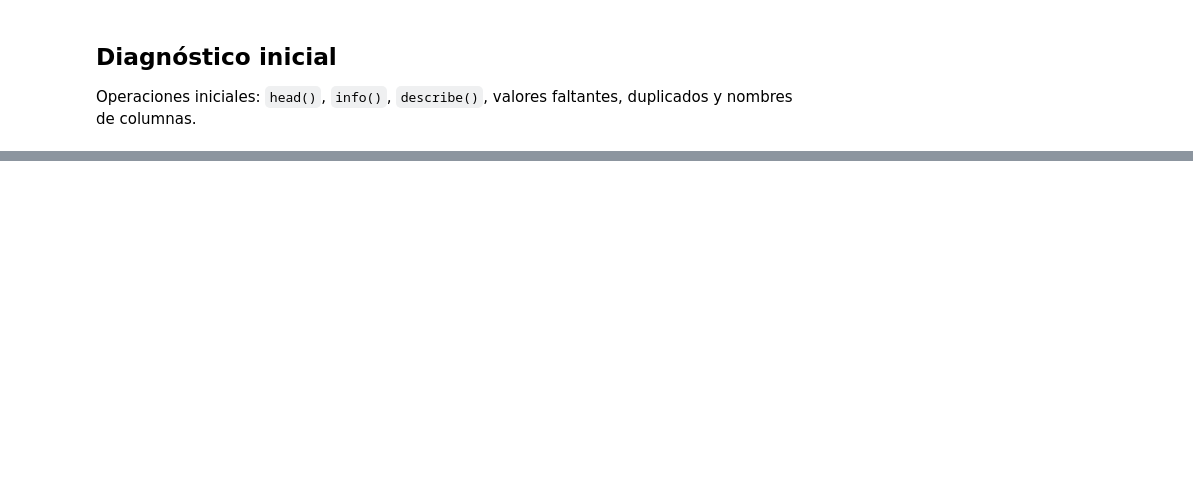
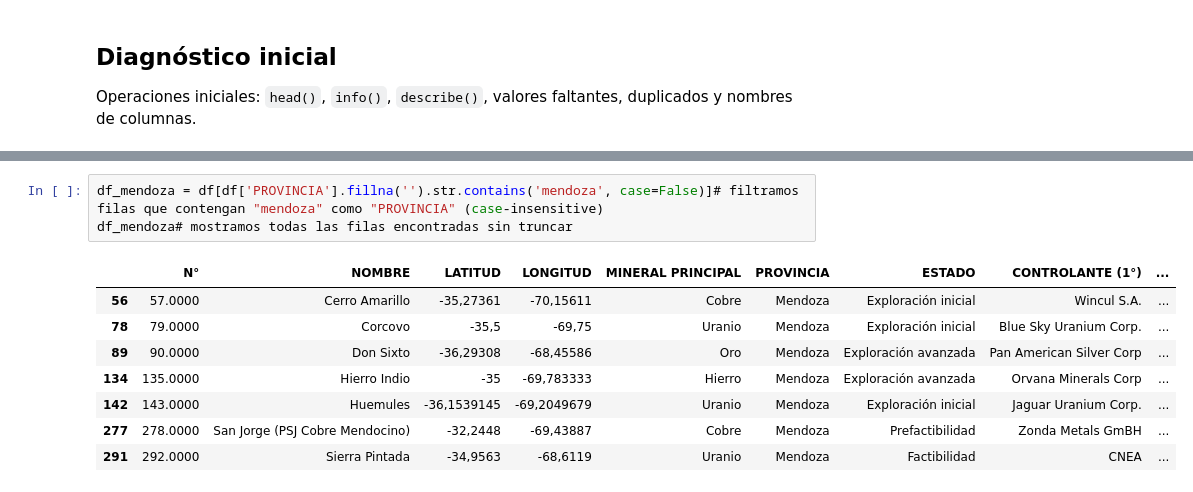
Before and after one commit to Fransalchipapas/analisis-proyectos-mineros-mendoza-, a Jupyter notebook: notebooks/01_aed_proyectos_mineros_mendoza.ipynb, the cells around one changed output, grey strips where cells are left out. Drawn from its saved outputs; the diff is of its cells as text; blank space fills up the shorter version.

```diff
--- a/notebooks/01_aed_proyectos_mineros_mendoza.ipynb
+++ b/notebooks/01_aed_proyectos_mineros_mendoza.ipynb
@@ -43,0 +144,12 @@ Operaciones iniciales: `head()`, `info()`, `describe()`, valores faltantes, dupl
+# %%
+df_mendoza = df[df['PROVINCIA'].fillna('').str.contains('mendoza', case=False)]# filtramos filas que contengan "mendoza" como "PROVINCIA" (case-insensitive)
+df_mendoza# mostramos todas las filas encontradas sin truncar
+# %% [output]
+|  | N° | NOMBRE | LATITUD | LONGITUD | MINERAL PRINCIPAL | PROVINCIA | ESTADO | CONTROLANTE (1°) | ... |
+| 56 | 57.0000 | Cerro Amarillo | -35,27361 | -70,15611 | Cobre | Mendoza | Exploración inicial | Wincul S.A. | ... |
+| 78 | 79.0000 | Corcovo | -35,5 | -69,75 | Uranio | Mendoza | Exploración inicial | Blue Sky Uranium Corp. | ... |
+| 89 | 90.0000 | Don Sixto | -36,29308 | -68,45586 | Oro | Mendoza | Exploración avanzada | Pan American Silver Corp | ... |
+| 134 | 135.0000 | Hierro Indio | -35 | -69,783333 | Hierro | Mendoza | Exploración avanzada | Orvana Minerals Corp | ... |
+| 142 | 143.0000 | Huemules | -36,1539145 | -69,2049679 | Uranio | Mendoza | Exploración inicial | Jaguar Uranium Corp. | ... |
+| 277 | 278.0000 | San Jorge (PSJ Cobre Mendocino) | -32,2448 | -69,43887 | Cobre | Mendoza | Prefactibilidad | Zonda Metals GmBH | ... |
+| 291 | 292.0000 | Sierra Pintada | -34,9563 | -68,6119 | Uranio | Mendoza | Factibilidad | CNEA | ... |
```
Also changed, not shown: parts of 9 cells of this notebook, 8 other files.
